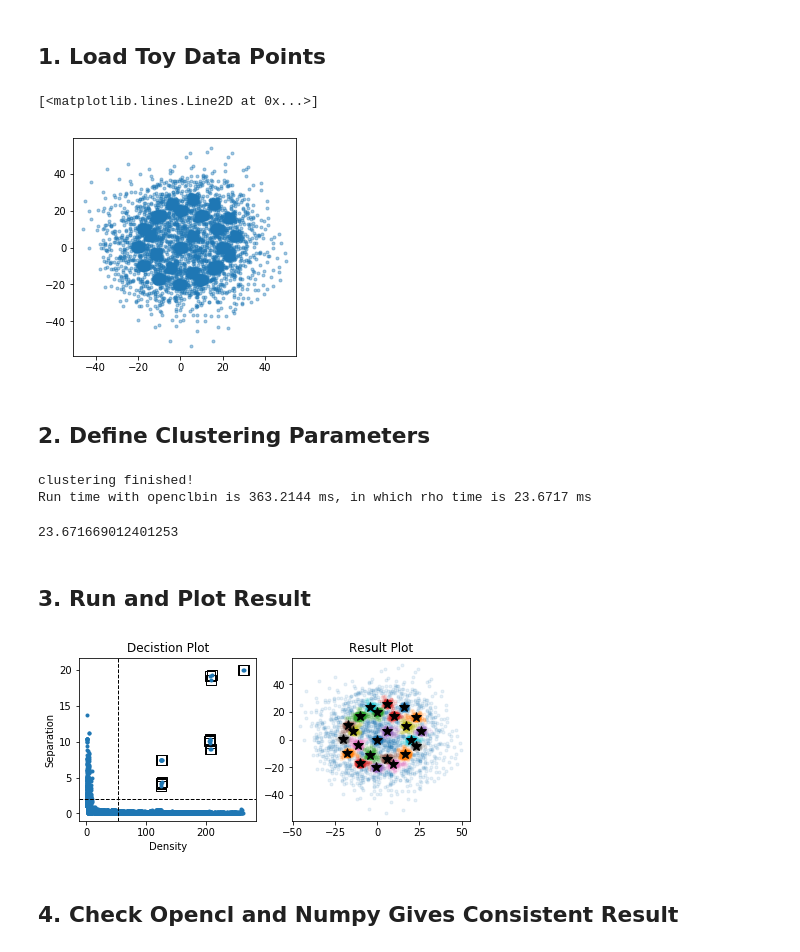
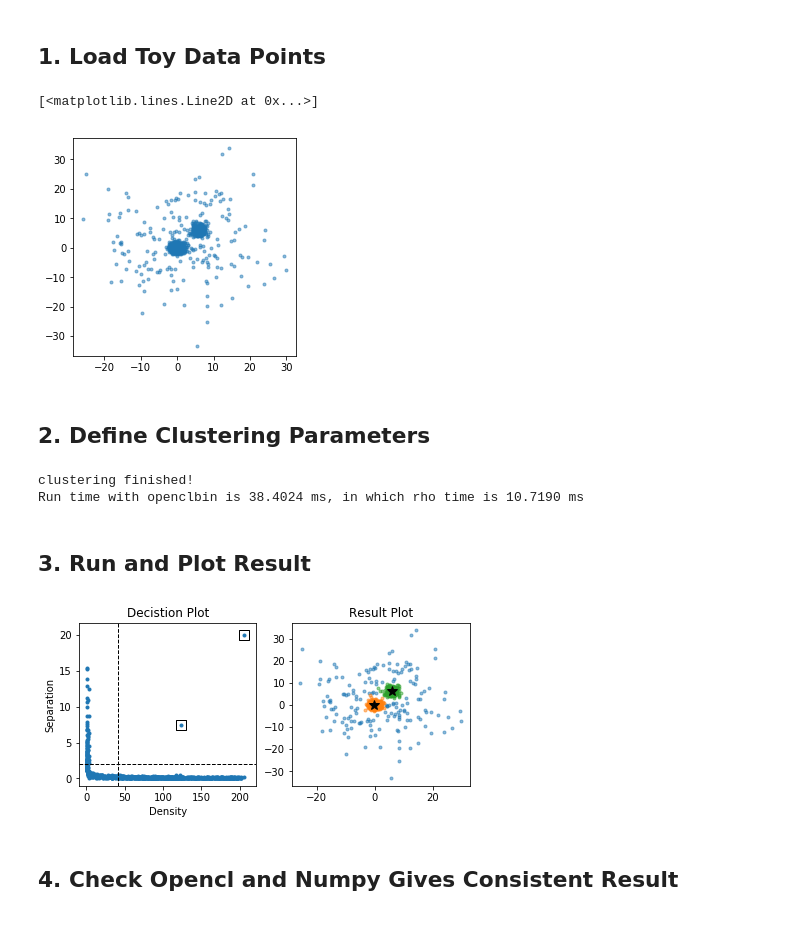
Before and after one commit to ZihengChen/ImageAlgorithm, a Jupyter notebook: examples/example_basic.ipynb, the cells around one changed output. Cells and saved outputs as stored; diff of their text form; code cells hidden in the pictures.

Commit message:
edit data

```diff
--- a/examples/example_basic.ipynb
+++ b/examples/example_basic.ipynb
@@ -4,19 +4,21 @@ from ImageAlgoKD import *
 ## 1. Load Toy Data Points
 # %%
 KERNEL_R = 1
-basic = np.genfromtxt("../data/basic.csv",delimiter=',')
-data = basic
-for i in range(12):
-    theta = 6.26*i/12
-    data = np.r_[data,basic+20*np.array([np.cos(theta),np.sin(theta)])]
-points = Points_KDBin(data,KERNEL_R)
+points = Points_KDBin(np.genfromtxt("../data/basic.csv",delimiter=','),KERNEL_R)
+
+# basic = np.genfromtxt("../data/basic.csv",delimiter=',')
+# data = basic
+# for i in range(12):
+#     theta = 6.26*i/12
+#     data = np.r_[data,basic+20*np.array([np.cos(theta),np.sin(theta)])]
+# points = Points_KDBin(data,KERNEL_R)
 
 # plot toy points
 plt.figure(figsize=(4,4),facecolor="w")
-plt.plot( points.cords[:,0],points.cords[:,1], ".",alpha=0.4 )
+plt.plot( points.cords[:,0],points.cords[:,1], ".",alpha=0.5 )
 # %% [output]
 [<matplotlib.lines.Line2D at 0x...>]
-[figure, old version]
+[figure, new version]
 # %% [markdown]
 ## 2. Define Clustering Parameters
 # %%
@@ -34,8 +36,7 @@ ia.setInputsPoints(points)
 ia.run("openclbin",1,blockSize=128)
 # %% [output]
 clustering finished!
-Run time with openclbin is 363.2144 ms, in which rho time is 23.6717 ms
+Run time with openclbin is 38.4024 ms, in which rho time is 10.7190 ms
-23.671669012401253
 # %% [markdown]
 ## 3. Run and Plot Result
 # %%
@@ -57,14 +58,14 @@ plt.subplot(1,2,2)
 for icluster in np.unique(ia.points.clusterID):
     sl = ia.points.clusterID==icluster
     x,y = ia.points.cords[sl,0],ia.points.cords[sl,1]
-    plt.plot( x, y, ".",alpha=0.1)
+    plt.plot( x, y, ".",alpha=0.5)
 x,y = ia.points.cords[slt,0],ia.points.cords[slt,1]
 plt.plot( x, y, "k*", markersize=10)
 
 plt.title("Result Plot")
 plt.savefig("../plots/basic.png",dpi=300)
 # %% [output]
-[figure, old version]
+[figure, new version]
 # %% [markdown]
 ## 4. Check Opencl and Numpy Gives Consistent Result
 # %%
```
Also changed, not shown: parts of 1 cell of this notebook, 1 other file.
